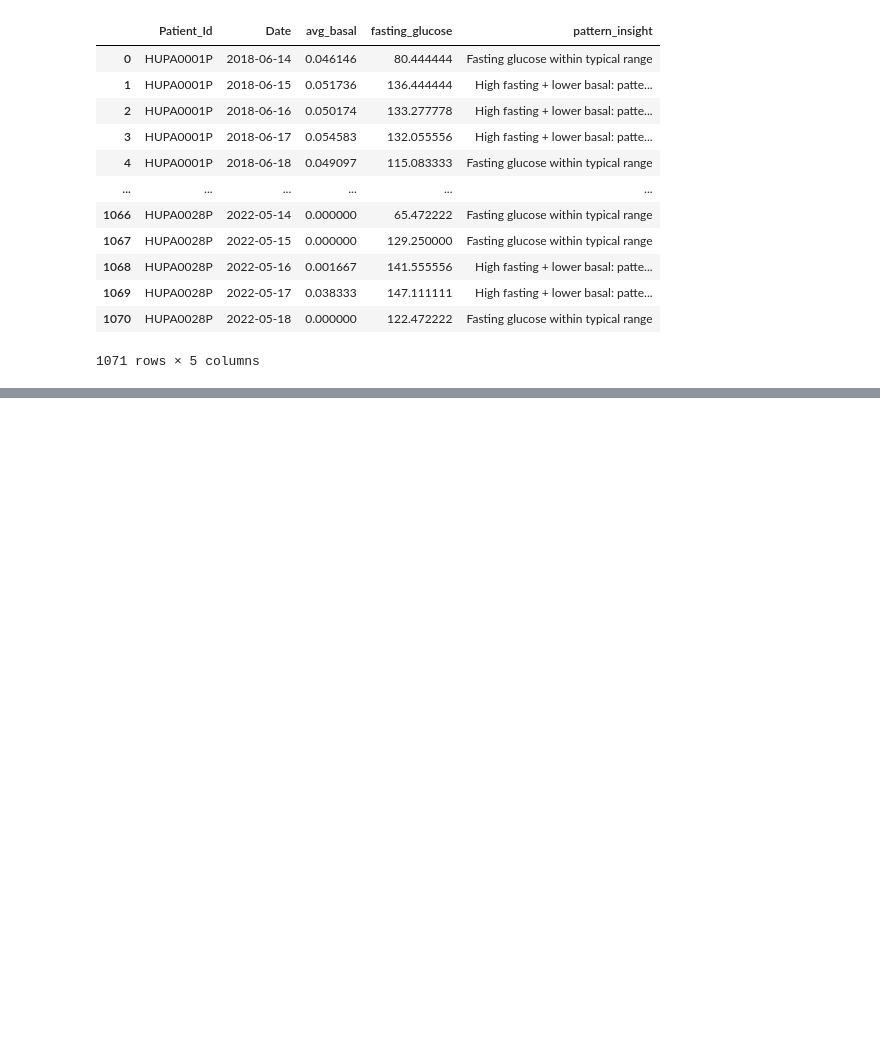
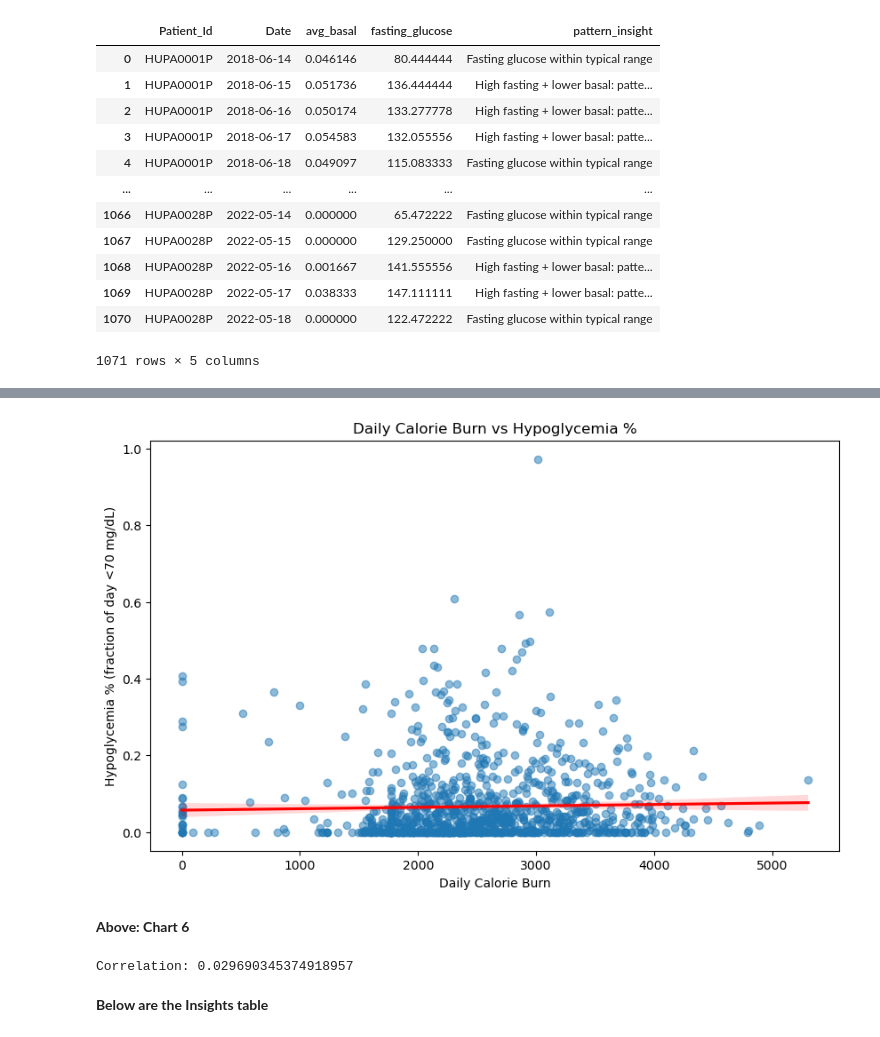
Before and after one commit to purni1986/Team2_-PyQueens_-Python-Hackathon-_MAY-2026, a Jupyter notebook: Purnima/Prescriptive analysis-Purnima.ipynb, the cells around one changed output, grey strips where cells are left out. Drawn from its saved outputs; the diff is of its cells as text; code cells hidden in the pictures; blank space fills up the shorter version.

```diff
--- a/Purnima/Prescriptive analysis-Purnima.ipynb
+++ b/Purnima/Prescriptive analysis-Purnima.ipynb
@@ -446,0 +645,50 @@ daily_metrics[['Patient_Id', 'Date', 'avg_basal', 'fasting_glucose', 'pattern_in
+# %%
+# Compute daily calorie burn
+
+df['Time'] = pd.to_datetime(df['Time'])
+df['date'] = df['Time'].dt.date
+
+df_calories_daily = (
+    df.groupby(['Patient_Id', 'date'])['Calories']
+    .sum()
+    .reset_index()
+    .rename(columns={'Calories': 'Daily_Calories'})
+)
+# %%
+# Merge calorie burn with hypoglycemia
+
+df_merge = pd.merge(
+    df_hypo_daily,
+    df_calories_daily,
+    on=['Patient_Id', 'date'],
+    how='inner'
+)
+# %%
+import seaborn as sns
+import matplotlib.pyplot as plt
+
+plt.figure(figsize=(10,6))
+
+sns.regplot(
+    data=df_merge,
+    x='Daily_Calories',
+    y='Hypo_Pct',
+    scatter_kws={'alpha':0.5},
+    line_kws={'color':'red'}
+)
+
+plt.title("Daily Calorie Burn vs Hypoglycemia %")
+plt.xlabel("Daily Calorie Burn")
+plt.ylabel("Hypoglycemia % (fraction of day <70 mg/dL)")
+plt.show()
+# %% [output]
+[figure, added]
+# %% [markdown]
+****Above: Chart 6****
+# %%
+corr = df_merge['Daily_Calories'].corr(df_merge['Hypo_Pct'])
+print("Correlation:", corr)
+# %% [output]
+Correlation: 0.029690345374918957
+# %% [markdown]
+****Below are the Insights table****
```
Also changed, not shown: parts of 54 cells of this notebook.
